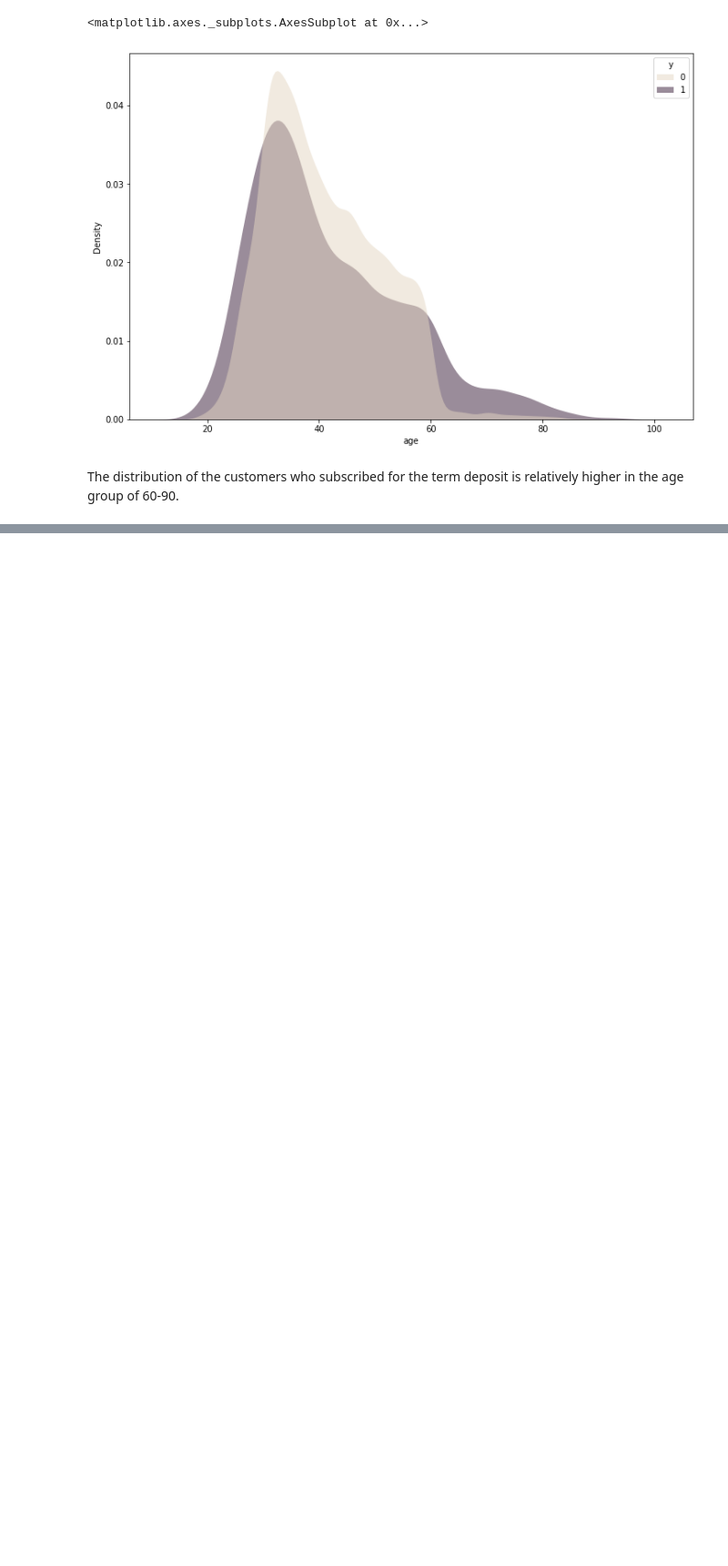
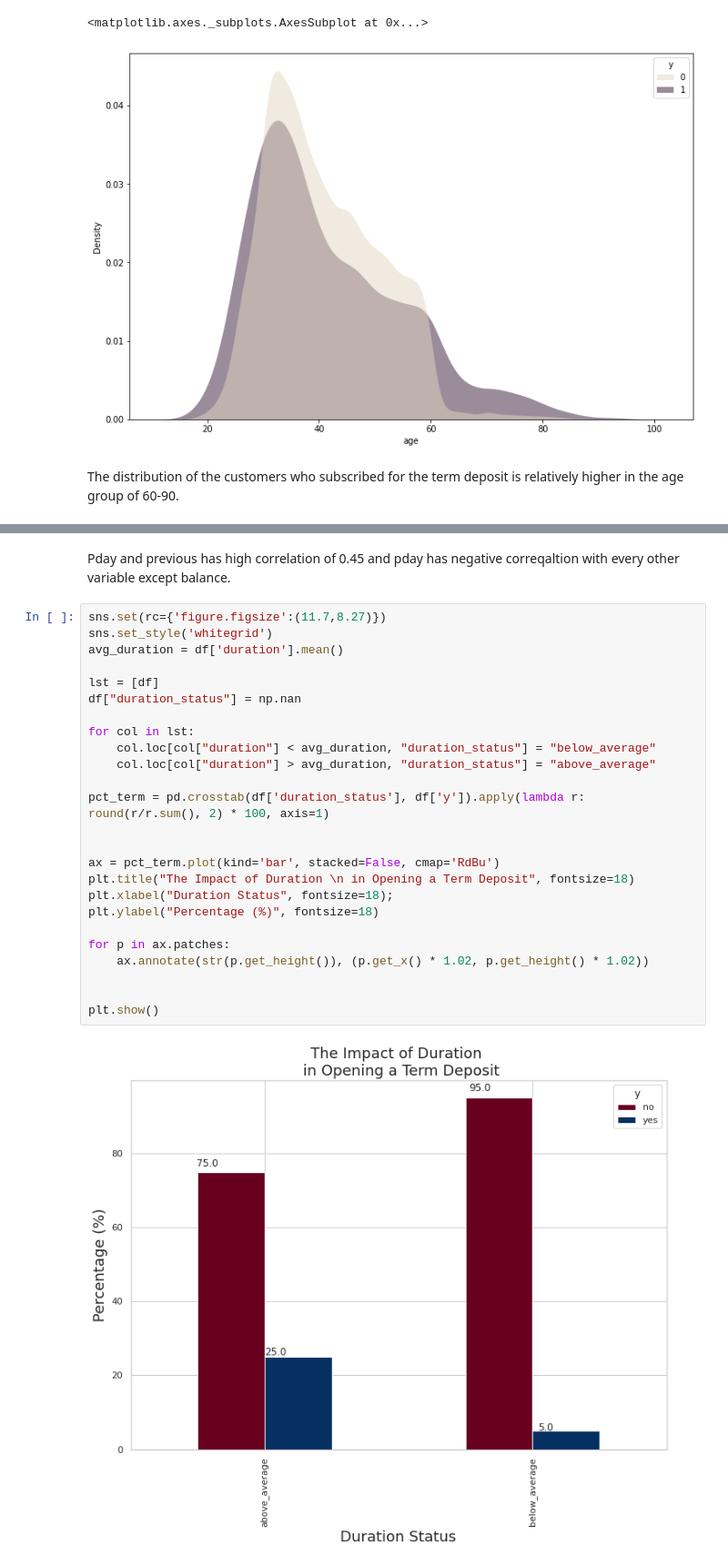
Before and after one commit to kunal51298/Bank_Marketing_Effectiveness_Prediction1, a Jupyter notebook: Bank_Marketing_Effectiveness_Prediction_kunal.ipynb, the cells around one changed output, grey strips where cells are left out. Shown at 91% size. Saved outputs shown, nothing was run; the diff lists cells and outputs as text; blank space fills up the shorter version.

```diff
--- a/Bank_Marketing_Effectiveness_Prediction_kunal.ipynb
+++ b/Bank_Marketing_Effectiveness_Prediction_kunal.ipynb
@@ -406,0 +444,29 @@ The distribution of the customers who subscribed for the term deposit is relativ
+# %% [markdown]
+Pday and previous has high correlation of 0.45 and pday has negative correqaltion with every other variable except balance.
+# %%
+sns.set(rc={'figure.figsize':(11.7,8.27)})
+sns.set_style('whitegrid')
+avg_duration = df['duration'].mean()
+
+lst = [df]
+df["duration_status"] = np.nan
+
+for col in lst:
+    col.loc[col["duration"] < avg_duration, "duration_status"] = "below_average"
+    col.loc[col["duration"] > avg_duration, "duration_status"] = "above_average"
+
+pct_term = pd.crosstab(df['duration_status'], df['y']).apply(lambda r: round(r/r.sum(), 2) * 100, axis=1)
+
+
+ax = pct_term.plot(kind='bar', stacked=False, cmap='RdBu')
+plt.title("The Impact of Duration \n in Opening a Term Deposit", fontsize=18)
+plt.xlabel("Duration Status", fontsize=18);
+plt.ylabel("Percentage (%)", fontsize=18)
+
+for p in ax.patches:
+    ax.annotate(str(p.get_height()), (p.get_x() * 1.02, p.get_height() * 1.02))
+
+
+plt.show()
+# %% [output]
+[figure, added]
```
Also changed, not shown: parts of 24 cells of this notebook.
